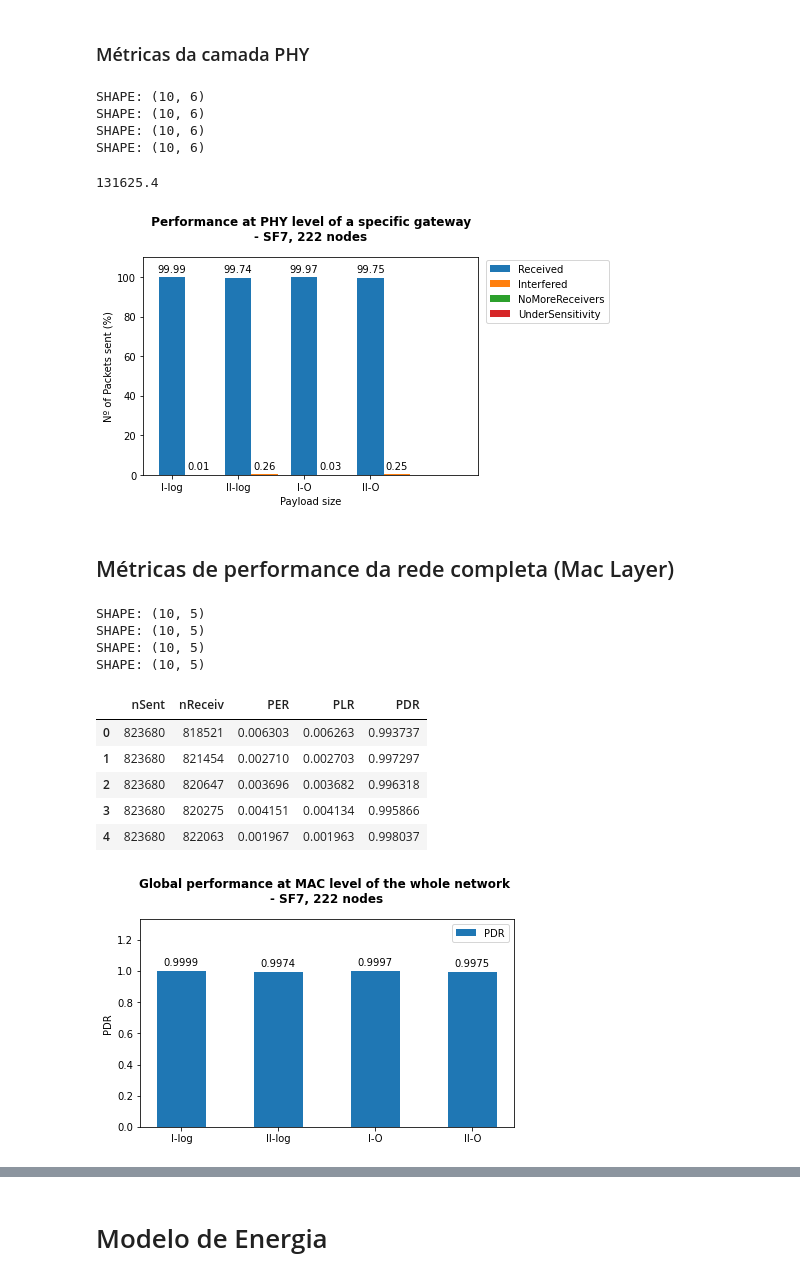
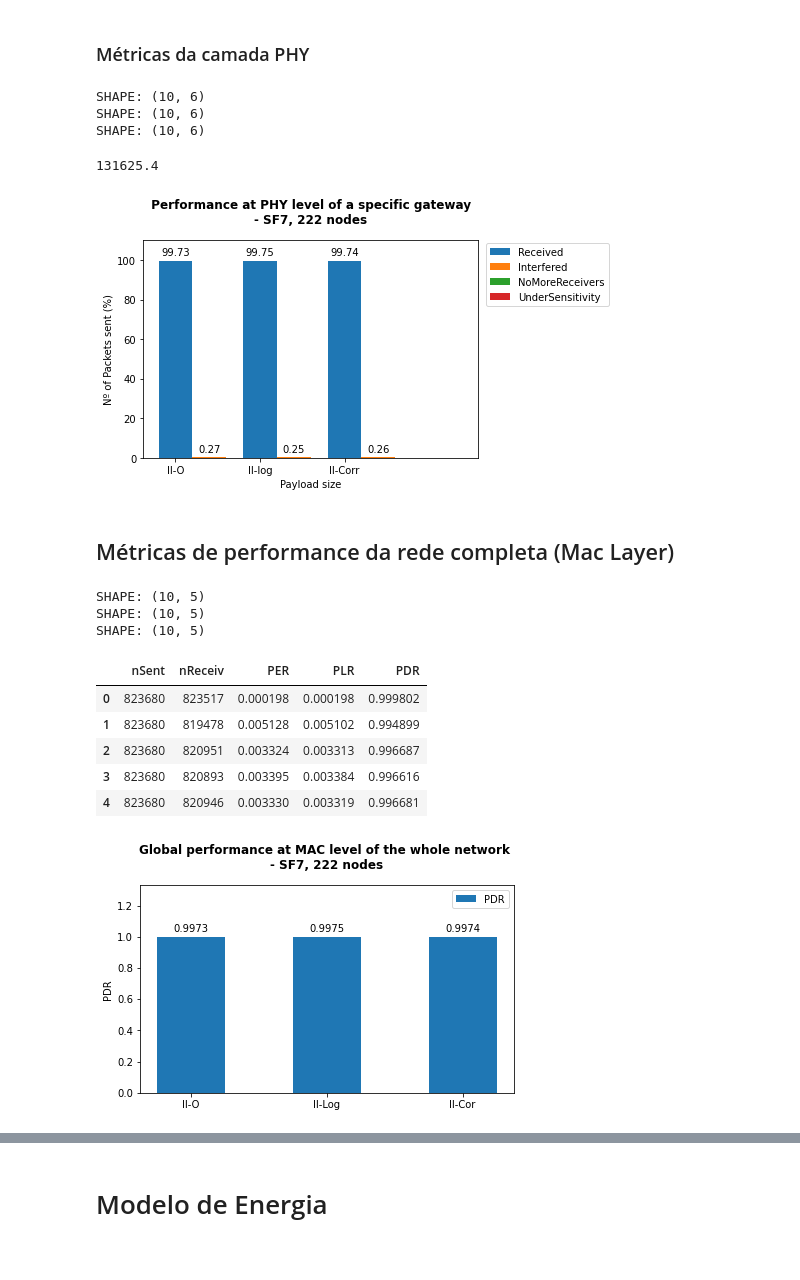
Before and after one commit to wasp-lahis/ns3-bmap, a Jupyter notebook: NS3/lorawan-metricas-exp/analyse_results/unicamp_scenario_analisys.ipynb, the cells around one changed output, grey strips where cells are left out. Drawn from its saved outputs; the diff is of its cells as text; code cells hidden in the pictures.

```diff
--- a/NS3/lorawan-metricas-exp/analyse_results/unicamp_scenario_analisys.ipynb
+++ b/NS3/lorawan-metricas-exp/analyse_results/unicamp_scenario_analisys.ipynb
@@ -468,10 +468,10 @@ current_path = '/home/wasp/Desktop/Mestrado/ns3-bmap/NS3/lorawan-metricas-exp/'
 ###  Métricas da camada PHY
 # %%
 # Open Datasets - Camada phy
-path_cenario_0 = current_path + "/simulations/04-log/phy_results.txt"
+path_cenario_0 = current_path + "/simulations/05/phy_results.txt"
 path_cenario_1 = current_path + "/simulations/05-log/phy_results.txt"
-path_cenario_2 = current_path + "/simulations/04/phy_results.txt"
-path_cenario_3 = current_path + "/simulations/05/phy_results.txt"
+path_cenario_2 = current_path + "/simulations/05-cor/phy_results.txt"
+# path_cenario_3 = current_path + "/simulations/05/phy_results.txt"
 
 cenario_0_df = pd.read_csv(path_cenario_0, header=None)
 cenario_0_df.columns = ["gwID", "received", "interfered", "noMoreReceivers", "underSensitivity", "lost"]
@@ -488,14 +488,13 @@ cenario_2_df.columns = ["gwID", "received", "interfered", "noMoreReceivers", "un
 print("SHAPE:", cenario_2_df.shape)
 # cenario_2_df.head()
 
-cenario_3_df = pd.read_csv(path_cenario_3, header=None)
-cenario_3_df.columns = ["gwID", "received", "interfered", "noMoreReceivers", "underSensitivity", "lost"]
-print("SHAPE:", cenario_3_df.shape)
+# cenario_3_df = pd.read_csv(path_cenario_3, header=None)
+# cenario_3_df.columns = ["gwID", "received", "interfered", "noMoreReceivers", "underSensitivity", "lost"]
+# print("SHAPE:", cenario_3_df.shape)
 # %% [output]
 SHAPE: (10, 6)
 SHAPE: (10, 6)
 SHAPE: (10, 6)
-SHAPE: (10, 6)
 # %%
 cenario_0_df['received'].mean()
 # %% [output]
@@ -509,32 +508,29 @@ def percent_conversion (total_pkg_expected, number):
     return percent
 # %%
 # labels = ['1 ano', '30d - 30min', '30d -10min']
-labels = ['I-log', 'II-log', 'I-O', 'II-O']
+labels = ['II-O', 'II-log', 'II-Corr']
 
-total_pkg_01 = 131640
+# total de pacotes esperados
+total_pkg_01 = 823680
 total_pkg_02 = 823680
-total_pkg_03 = 131640
-total_pkg_04 = 823680
+total_pkg_03 = 823680
+
 
 received = [percent_conversion(total_pkg_01, cenario_0_df['received'].mean()),
             percent_conversion(total_pkg_02, cenario_1_df['received'].mean()),
-            percent_conversion(total_pkg_03, cenario_2_df['received'].mean()),
-            percent_conversion(total_pkg_04, cenario_3_df['received'].mean())]
+            percent_conversion(total_pkg_03, cenario_2_df['received'].mean())]
 
 interfered = [percent_conversion(total_pkg_01, cenario_0_df['interfered'].mean()),
               percent_conversion(total_pkg_02, cenario_1_df['interfered'].mean()),
-              percent_conversion(total_pkg_03, cenario_2_df['interfered'].mean()),
-              percent_conversion(total_pkg_04, cenario_3_df['interfered'].mean())]
+              percent_conversion(total_pkg_03, cenario_2_df['interfered'].mean())]
 
 noMoreReceivers = [percent_conversion(total_pkg_01, cenario_0_df['noMoreReceivers'].mean()),
                    percent_conversion(total_pkg_02, cenario_1_df['noMoreReceivers'].mean()),
-                   percent_conversion(total_pkg_03, cenario_2_df['noMoreReceivers'].mean()),
-                   percent_conversion(total_pkg_04, cenario_3_df['noMoreReceivers'].mean())]
+                   percent_conversion(total_pkg_03, cenario_2_df['noMoreReceivers'].mean())]
 
 underSensitivity = [percent_conversion(total_pkg_01, cenario_0_df['underSensitivity'].mean()),
             percent_conversion(total_pkg_01, cenario_1_df['underSensitivity'].mean()),
-            percent_conversion(total_pkg_02, cenario_2_df['underSensitivity'].mean()),
-            percent_conversion(total_pkg_03, cenario_3_df['underSensitivity'].mean())]
+            percent_conversion(total_pkg_02, cenario_2_df['underSensitivity'].mean())]
 
 
 x = np.arange(len(labels))  # the label locations
@@ -574,17 +570,17 @@ autolabel(rects2)
 plt.show()
 fig.savefig('phy_performance.png',bbox_inches='tight')
 # %% [output]
-[figure, old version]
+[figure, new version]
 # %% [markdown]
 ## Métricas de performance da rede completa (Mac Layer)
 # %%
 # ----- Open Datasets - Camada MAC
 
 file = "net_results.txt"
-path_cenario_0 = current_path + "/simulations/04-log/" + file
+path_cenario_0 = current_path + "/simulations/05/" + file
 path_cenario_1 = current_path + "/simulations/05-log/" + file
-path_cenario_2 = current_path + "/simulations/04/" + file
-path_cenario_3 = current_path + "/simulations/05/" + file
+path_cenario_2 = current_path + "/simulations/05-cor/" + file
+# path_cenario_3 = current_path + "/simulations/05/" + file
 
 net_0_df = pd.read_csv(path_cenario_0, header=None)
 net_0_df.columns = ["nSent", "nReceiv", "PER", "PLR", "PDR"]
@@ -601,29 +597,28 @@ net_2_df.columns = ["nSent", "nReceiv", "PER", "PLR", "PDR"]
 print("SHAPE:", net_2_df.shape)
 net_2_df.head()
 
-net_3_df = pd.read_csv(path_cenario_3, header=None)
-net_3_df.columns = ["nSent", "nReceiv", "PER", "PLR", "PDR"]
-print("SHAPE:", net_3_df.shape)
-net_3_df.head()
+# net_3_df = pd.read_csv(path_cenario_3, header=None)
+# net_3_df.columns = ["nSent", "nReceiv", "PER", "PLR", "PDR"]
+# print("SHAPE:", net_3_df.shape)
+# net_3_df.head()
 # %% [output]
 SHAPE: (10, 5)
 SHAPE: (10, 5)
 SHAPE: (10, 5)
-SHAPE: (10, 5)
 |  | nSent | nReceiv | PER | PLR | PDR |
-| 0 | 823680 | 818521 | 0.006303 | 0.006263 | 0.993737 |
-| 1 | 823680 | 821454 | 0.002710 | 0.002703 | 0.997297 |
-| 2 | 823680 | 820647 | 0.003696 | 0.003682 | 0.996318 |
-| 3 | 823680 | 820275 | 0.004151 | 0.004134 | 0.995866 |
-| 4 | 823680 | 822063 | 0.001967 | 0.001963 | 0.998037 |
+| 0 | 823680 | 823517 | 0.000198 | 0.000198 | 0.999802 |
+| 1 | 823680 | 819478 | 0.005128 | 0.005102 | 0.994899 |
+| 2 | 823680 | 820951 | 0.003324 | 0.003313 | 0.996687 |
+| 3 | 823680 | 820893 | 0.003395 | 0.003384 | 0.996616 |
+| 4 | 823680 | 820946 | 0.003330 | 0.003319 | 0.996681 |
 # %%
 #REMOVE OUTLIERS
-net_2_df = net_2_df.iloc[1:].head()
+# net_2_df = net_2_df.iloc[1:].head()
 # %%
 # labels = ['1 ano', '30d - 30min', '30d -10min']
-labels = ['I-log', 'II-log', 'I-O', 'II-O']
+labels = ['II-O', 'II-Log', 'II-Cor']
 
-pdr = [net_0_df['PDR'].mean(), net_1_df['PDR'].mean(), net_2_df['PDR'].mean(), net_3_df['PDR'].mean()]
+pdr = [net_0_df['PDR'].mean(), net_1_df['PDR'].mean(), net_2_df['PDR'].mean()]
 
 x = np.arange(len(labels))  # the label locations
 width = 0.5  # the width of the bars
@@ -634,34 +629,34 @@ rects1 = ax.bar(x, pdr, width, label='PDR')
 
 # Add some text for labels, title and custom x-axis tick labels, etc.
 ax.set_ylabel('PDR')
 ax.set_title('Global performance at MAC level of the whole network \n- SF7, 222 nodes', fontweight='bold', fontsize=12, y=1.05)
 ax.set_xticks(x)
 ax.set_xticklabels(labels)
 # ax.set_xlim([0, 1])
 ax.set_ylim([0, max(pdr) + max(pdr)/3])
 ax.legend()
 
 
 def autolabel(rects):
     """Attach a text label above each bar in *rects*, displaying its height."""
     for rect in rects:
         height = rect.get_height()
         ax.annotate('{}'.format(round(height,4)),
                     xy=(rect.get_x() + rect.get_width() / 2, height),
                     xytext=(0, 3),  # 3 points vertical offset
                     textcoords="offset points",
                     ha='center', va='bottom')
 
 
 autolabel(rects1)
 
 
 fig.tight_layout()
 
 plt.show()
 fig.savefig('mac_performance.png',bbox_inches='tight')
 # %% [output]
-[figure, old version]
+[figure, new version]
 # %%
 # ----- Open Datasets - Camada Delay
 
```
Also changed, not shown: parts of 9 cells of this notebook.
